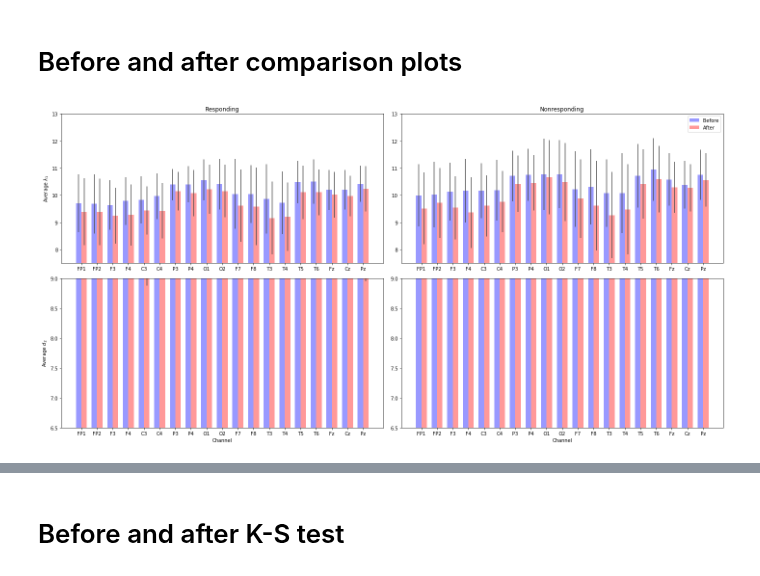
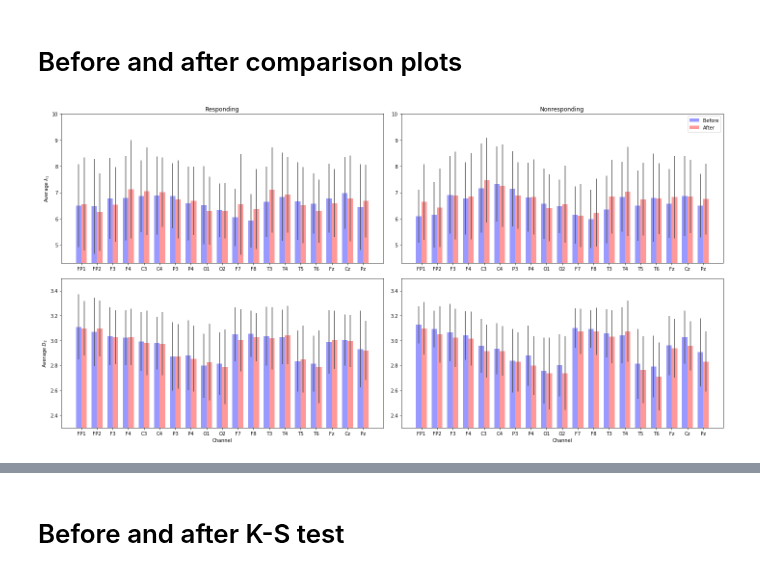
Before and after one commit to mirgee/thesis_project, a Jupyter notebook: notebooks/03-analyze-bef-aft.ipynb, the cells around one changed output, grey strips where cells are left out. Cells and saved outputs as stored; diff of their text form; code cells hidden in the pictures.

```diff
--- a/notebooks/03-analyze-bef-aft.ipynb
+++ b/notebooks/03-analyze-bef-aft.ipynb
@@ -171,0 +211,31 @@ df_resp
+# %%
+bar_width = 0.8
+opacity = 0.4
+fig, ax = plt.subplots(3, 2, figsize=(15,10), sharey=False, sharex=False)
+col_to_name = {
+    'lyap': 'LLE',
+    'corr': 'CD',
+    'dfa': 'DFA',
+    'sampen': 'SE',
+    'higu': 'HD',
+    'hurst': 'HE',
+}
+for axs, (i, col) in zip(ax.reshape(-1), enumerate(['lyap', 'corr', 'dfa', 'hurst', 'higu', 'sampen'])):
+    df, df_bef, df_aft = prepare_dfs(col)
+    df_bef.index = df_bef.index.droplevel(1)
+    df_aft.index = df_aft.index.droplevel(1)
+    joined = df_bef.join(df_aft, lsuffix='a', rsuffix='b')
+    filter_col_a = [col for col in joined.columns if col.endswith('a')]
+    means_bef = joined[filter_col_a].mean(1)
+    filter_col_b = [col for col in joined.columns if col.endswith('b')]
+    means_aft = joined[filter_col_b].mean(1)
+    axs.set_title(col_to_name[col])
+    axs.set_xlim((0,134))
+    axs.xaxis.set_ticks(np.arange(0, 133, 10))
+    axs.bar(means_bef.index, (means_aft-means_bef)/np.abs(means_bef), bar_width, label='col', alpha=opacity, color='b')
+ax[2, 0].set_xlabel('Patient ID')
+ax[2, 1].set_xlabel('Patient ID')
+fig.tight_layout()
+fig.text(0, 0.5, 'Relative change', va='center', rotation='vertical')
+fig.savefig('/home/kovar/rel_change.png')
+plt.plot()
@@ -202,17 +275,18 @@ def plot_bars(dfa, dfb, ax):
     ax.set_xticklabels(CHANNEL_NAMES)
 
 col_to_ylim = {
-    'lyap': (7.5, 13), # 10 3
-    # 'lyap': (4.3, 10), # auto
-    'corr': (6.5, 9), # 10 3
-    # 'corr': (2.3, 3.5), # auto
+    # 'lyap': (7.5, 13), # 10 3
+    'lyap': (4.3, 10), # auto
+    # 'corr': (6.5, 9), # 10 3
+    # 'corr': (8.5, 13),
+    'corr': (2.3, 3.5), # auto
     'dfa':    (0.18, 1),
     'sampen': (0.5, 1.2),
 }
 
 col_to_name = {
     'lyap': '$\lambda_1$',
-    'corr': '$d_2$',
+    'corr': '$D_2$',
     'dfa': 'DFA',
     'sampen': 'sample entropy',
 }
@@ -227,35 +301,35 @@ plot_bars(df_resp.loc[(slice(None), 'a'), :], df_resp.loc[(slice(None), 'b'), :]
 
 ax[0, 0].set_title('Responding')
 ax[0, 0].set_ylabel(r'Average {}'.format(col_to_name[col]))
 ax[0, 0].set_ylim(col_to_ylim[col])
 
 plot_bars(df_non.loc[(slice(None), 'a'), :], df_non.loc[(slice(None), 'b'), :], ax[0,1])
 
 ax[0, 1].set_title('Nonresponding')
 ax[0, 1].set_ylim(col_to_ylim[col])
 ax[0, 1].legend()
 
 col = 'corr'
 df, df_bef, df_aft = prepare_dfs(col)
 df_resp, df_non = prepare_resp_non(col)
 
 plot_bars(df_resp.loc[(slice(None), 'a'), :], df_resp.loc[(slice(None), 'b'), :], ax[1,0])
 
 ax[1, 0].set_xlabel('Channel')
 ax[1, 0].set_ylabel(r'Average {}'.format(col_to_name[col]))
 ax[1, 0].set_ylim(col_to_ylim[col])
 
 plot_bars(df_non.loc[(slice(None), 'a'), :], df_non.loc[(slice(None), 'b'), :], ax[1,1])
 
 ax[1, 1].set_xlabel('Channel')
 ax[1, 1].set_ylim(col_to_ylim[col])
 
 fig.tight_layout()
 # fig.savefig('/home/miroslav/Documents/DP/Images/bars/resp_non2.png')
-# fig.savefig('/home/kovar/resp_non1_auto.png')
+fig.savefig('/home/kovar/resp_non1_auto.png')
 plt.show()
 # %% [output]
-[figure, old version]
+[figure, new version]
 # %%
 fig, ax = plt.subplots(2, 2, figsize=(20,10), sharex=False, sharey=False)
 
```
Also changed, not shown: parts of 9 cells of this notebook.
